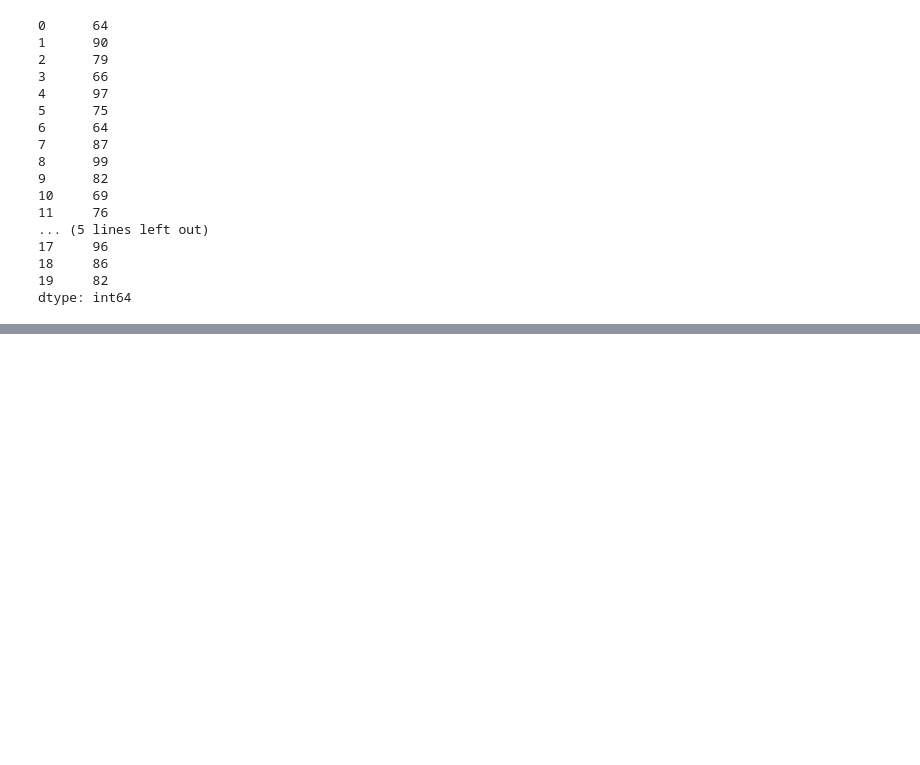
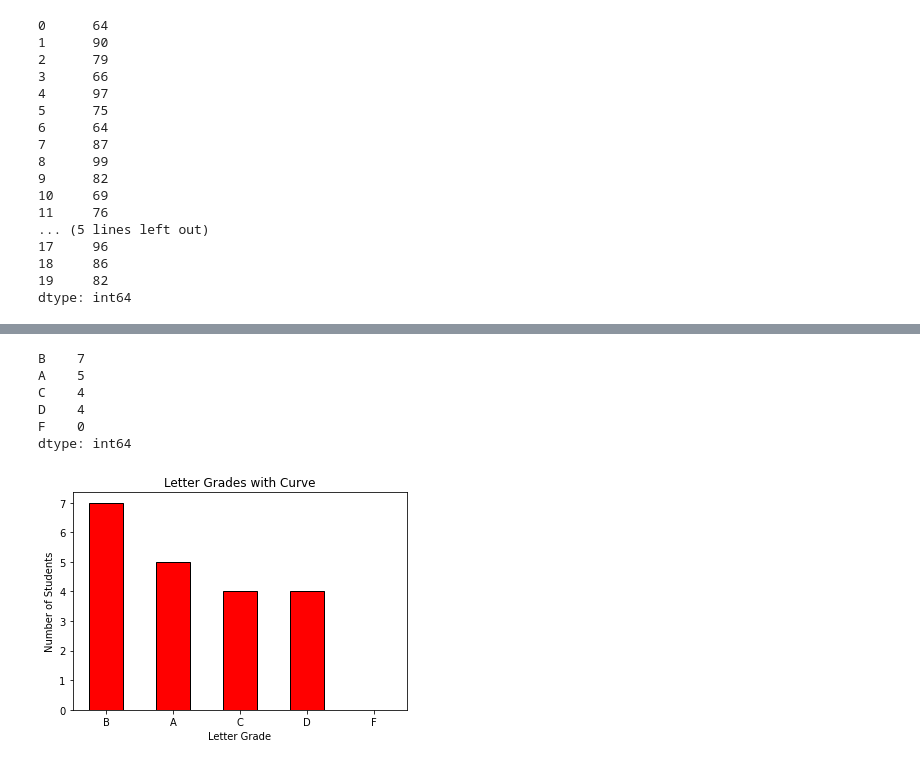
Before and after one commit to natasharivers/numpy-pandas-visualization-exercises, a Jupyter notebook: pandas_series.ipynb, the cells around one changed output, grey strips where cells are left out. Cells and saved outputs as stored; diff of their text form; code cells hidden in the pictures; blank space fills up the shorter version.

```diff
--- a/pandas_series.ipynb
+++ b/pandas_series.ipynb
@@ -768,3 +831,5 @@ curved_grades
 dtype: int64
 # %%
 #5 Use a method to convert each of the numeric values in the curved_grades Series into a categorical value of letter grades. For example, 86 should be a 'B' and 95 should be an 'A'. Save this as a Series named letter_grades.
+letter_grades = pd.cut(curved_grades, [0, 60, 70, 80, 90, 101], labels = ['F', 'D', 'C', 'B','A'], right = False)
+letter_grades
@@ -771,2 +854,21 @@ dtype: int64
+# %%
+letter_grades = letter_grades.value_counts()
+# %%
+letter_grades
+# %% [output]
+B    7
+A    5
+C    4
+D    4
+F    0
+dtype: int64
 # %%
 #6 Plot your new categorical letter_grades Series in a meaninful way and include a title and axis labels.
+letter_grades.plot.bar(rot = 0, color = 'red', ec = 'black')
+plt.title("Letter Grades with Curve")
+plt.ylabel("Number of Students")
+plt.xlabel('Letter Grade')
+
+plt.show()
+# %% [output]
+[figure, added]
```
Also changed, not shown: parts of 10 cells of this notebook, 1 other file.
